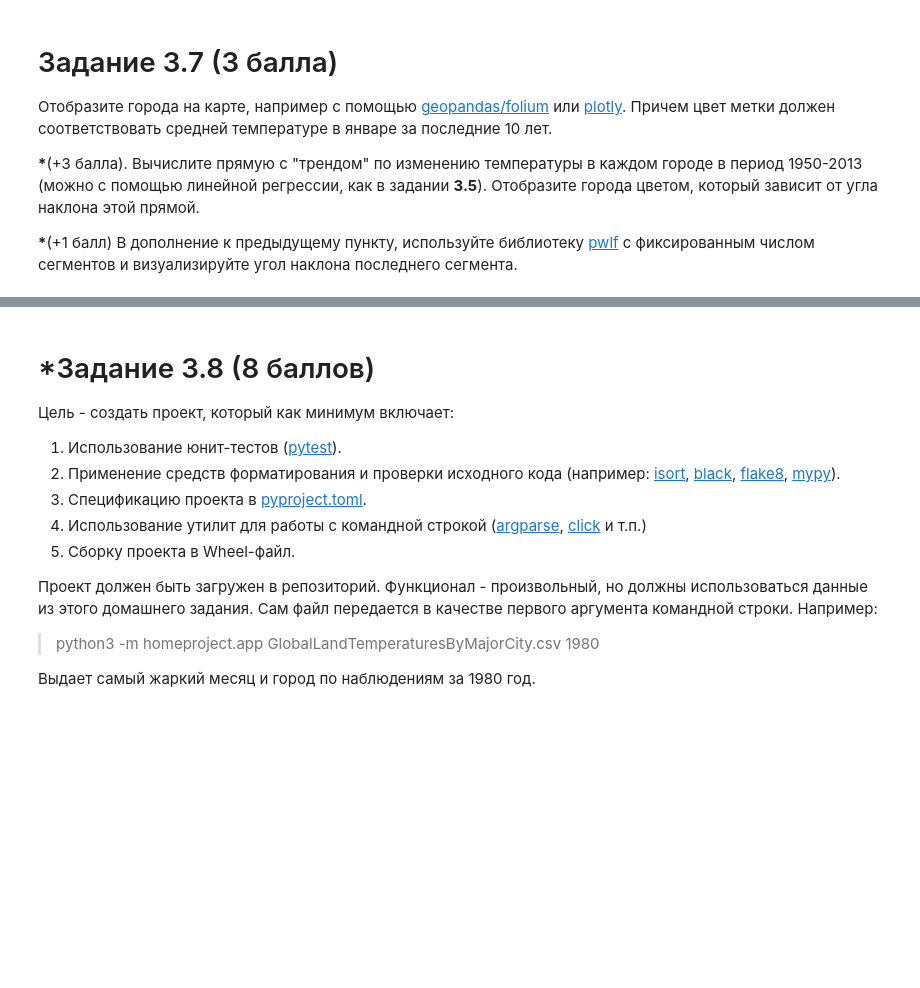
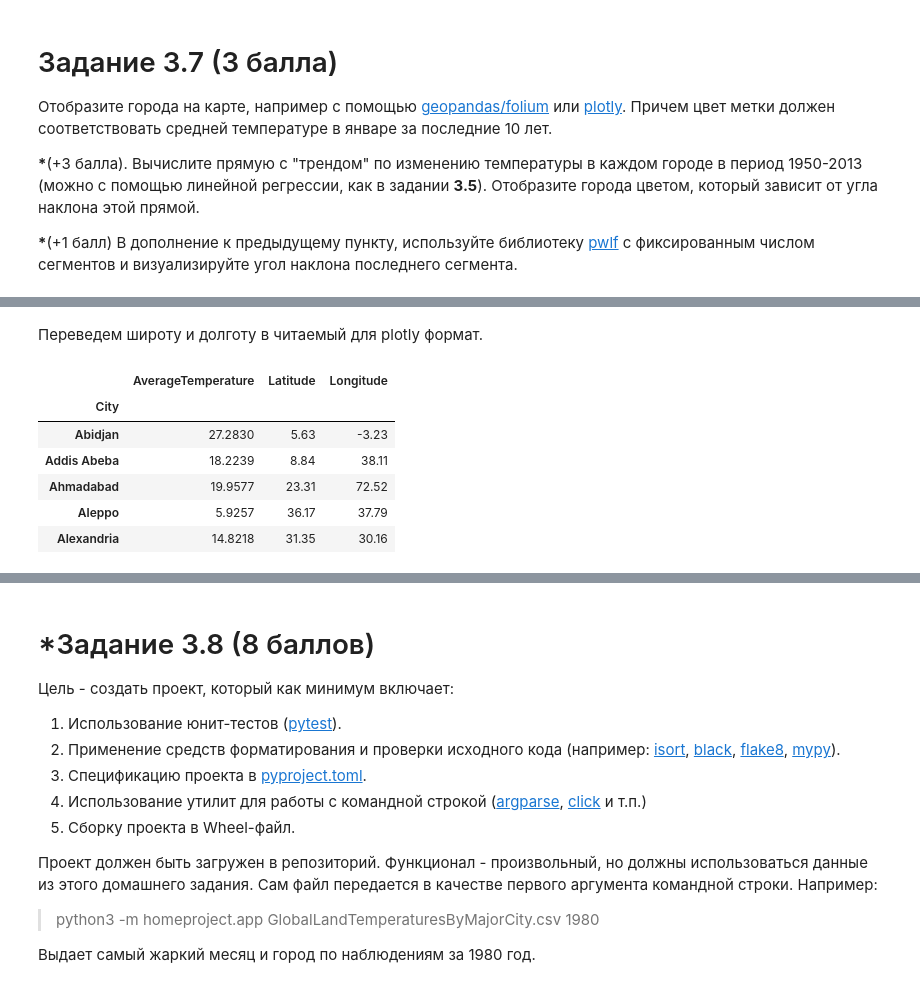
Before and after one commit to dmsy4/python-da-2022, a Jupyter notebook: Task_3.ipynb, the cells around one changed output, grey strips where cells are left out. Saved outputs shown, nothing was run; the diff lists cells and outputs as text; code cells hidden in the pictures; blank space fills up the shorter version.

```diff
--- a/Task_3.ipynb
+++ b/Task_3.ipynb
@@ -182,0 +241,21 @@ print("Наибольшее среднее количество месяцев
+# %% [markdown]
+Переведем широту и долготу в читаемый для plotly формат.
+# %%
+def convert_lat_lon(x):
+    if x.endswith('W') or x.endswith('S'):
+        x = -float(x.strip('W')) if x.endswith('W') else -float(x.strip('S'))
+    else:
+        x = float(x.strip('E')) if x.endswith('E') else float(x.strip('N'))
+    return x
+
+last_decade_avg_jan_df['Latitude'] = last_decade_avg_jan_df['Latitude'].apply(convert_lat_lon)
+last_decade_avg_jan_df['Longitude'] = last_decade_avg_jan_df['Longitude'].apply(convert_lat_lon)
+last_decade_avg_jan_df.head()
+# %% [output]
+|  | AverageTemperature | Latitude | Longitude |
+| City |  |  |  |
+| Abidjan | 27.2830 | 5.63 | -3.23 |
+| Addis Abeba | 18.2239 | 8.84 | 38.11 |
+| Ahmadabad | 19.9577 | 23.31 | 72.52 |
+| Aleppo | 5.9257 | 36.17 | 37.79 |
+| Alexandria | 14.8218 | 31.35 | 30.16 |
```
Also changed, not shown: parts of 27 cells of this notebook.
